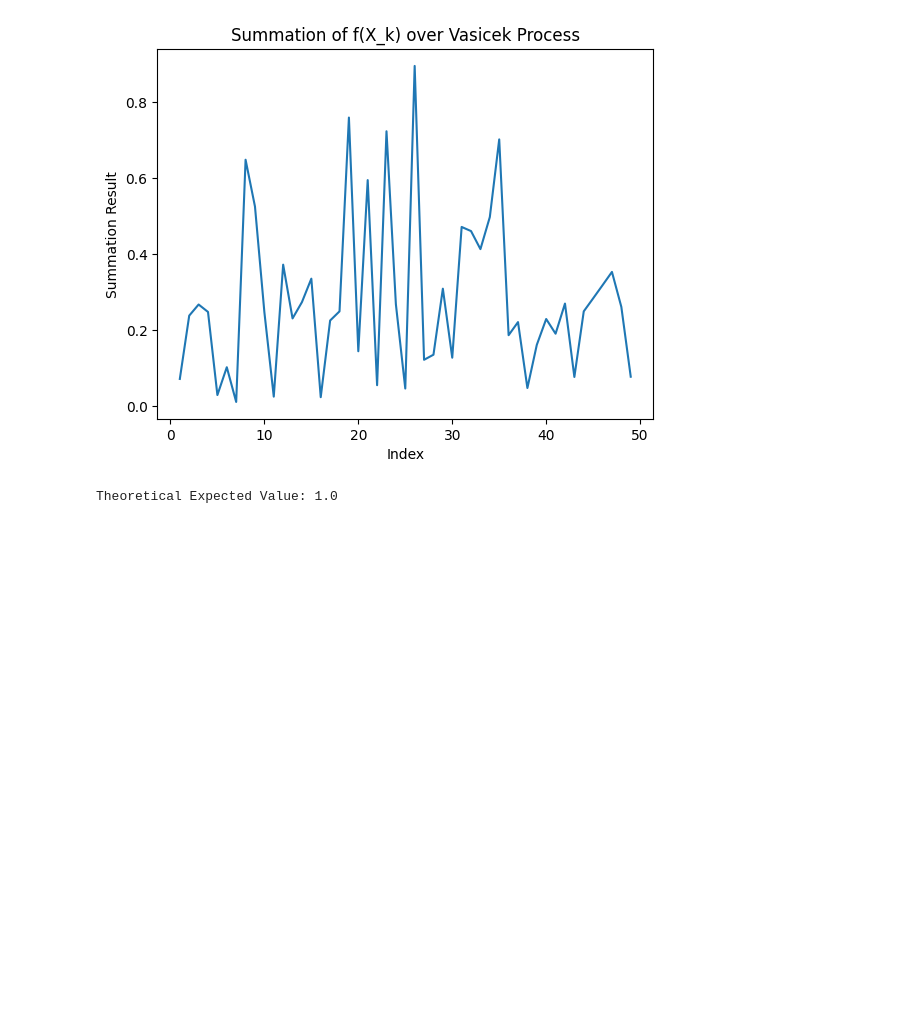
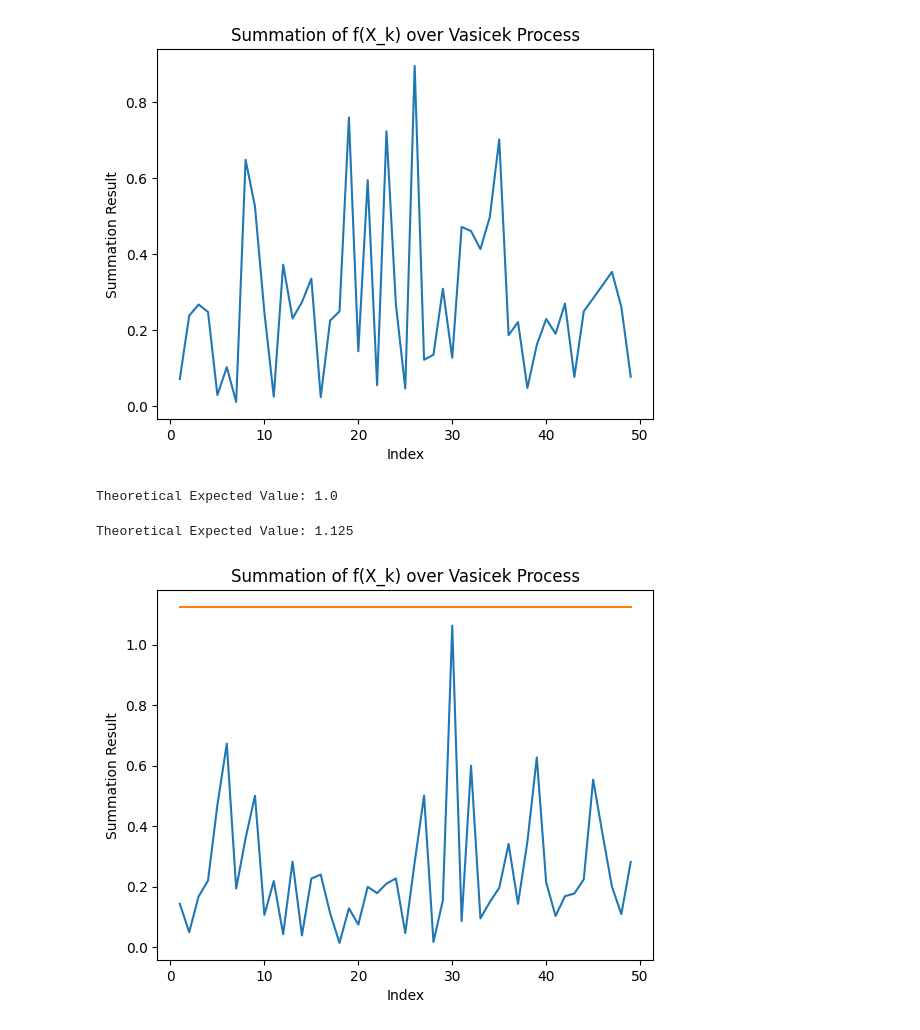
Before and after one commit to Hassen214/Project-IMI, a Jupyter notebook: Code.ipynb, the cells around one changed output. Drawn from its saved outputs; the diff is of its cells as text; code cells hidden in the pictures; blank space fills up the shorter version.

```diff
--- a/Code.ipynb
+++ b/Code.ipynb
@@ -136,7 +136,7 @@ def expected_value_vasicek(n, theta, sigma, kappa):
 
         # Factor for theta and sigma
         theta_factor = theta**(n - k)
-        sigma_factor = sigma**k / (2 * kappa)**(k/2)
+        sigma_factor = sigma**k / (2 * kappa)**(k//2)
 
         # Expectation of Z^k
         if k % 2 == 0:  # Even powers of Z
@@ -163,3 +163,23 @@ true_value = expected_value_vasicek(n, theta, sigma, kappa)
 print("Theoretical Expected Value:", true_value)
 # %% [output]
 Theoretical Expected Value: 1.0
+# %%
+n = 5000
+f = lambda x: x*x  # Function to apply to X_k
+
+X = range(1, 50)  # Range of values for plotting
+Y = [calculate_sum(n, f) for _ in X]  # Compute the result for each value in X
+n= 2
+true_value = expected_value_vasicek(n, theta, sigma, kappa)
+Y0 = [true_value for x in X]
+true_value = expected_value_vasicek(n, theta, sigma, kappa)
+print("Theoretical Expected Value:", true_value)
+plt.plot(X, Y)
+plt.plot(X,Y0)
+plt.xlabel("Index")
+plt.ylabel("Summation Result")
+plt.title("Summation of f(X_k) over Vasicek Process")
+plt.show()
+# %% [output]
+Theoretical Expected Value: 1.125
+[figure, added]
```
